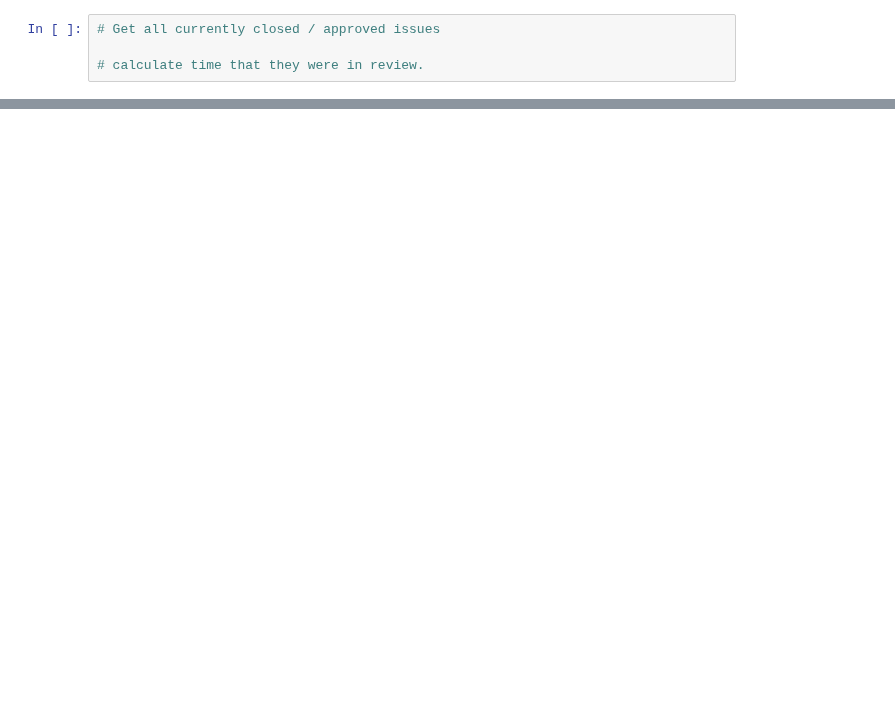
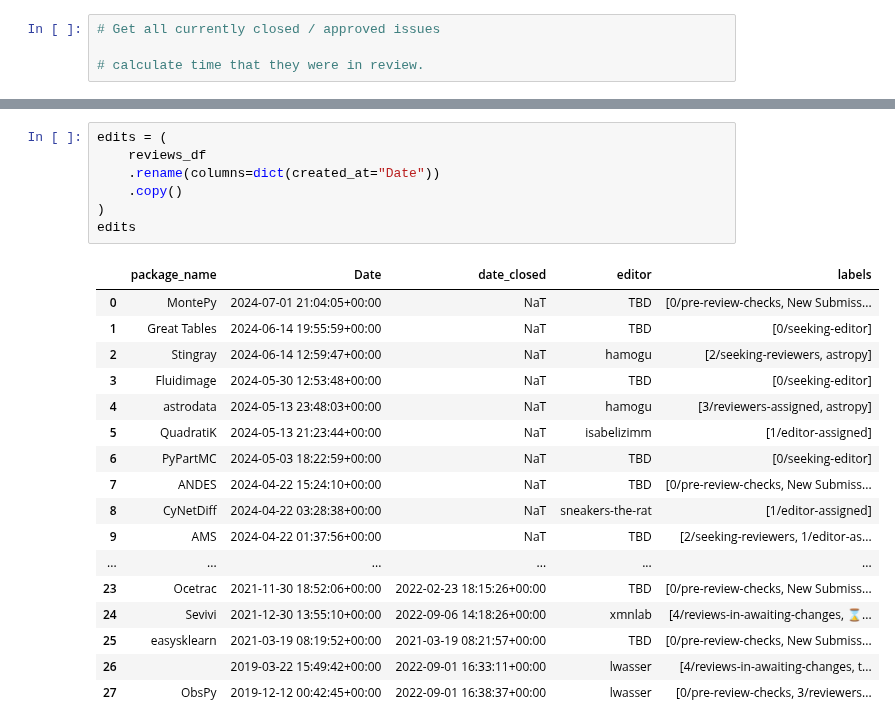
Before and after one commit to pyOpenSci/peer-review-metrics, a Jupyter notebook: current-reviews-data.ipynb, the cells around one changed output, grey strips where cells are left out. Saved outputs shown, nothing was run; the diff lists cells and outputs as text; blank space fills up the shorter version.

```diff
--- a/current-reviews-data.ipynb
+++ b/current-reviews-data.ipynb
@@ -227,0 +276,25 @@ editor_activity_df
+# %%
+edits = (
+    reviews_df
+    .rename(columns=dict(created_at="Date"))
+    .copy()
+)
+edits
+# %% [output]
+|  | package_name | Date | date_closed | editor | labels |
+| 0 | MontePy | 2024-07-01 21:04:05+00:00 | NaT | TBD | [0/pre-review-checks, New Submiss... |
+| 1 | Great Tables | 2024-06-14 19:55:59+00:00 | NaT | TBD | [0/seeking-editor] |
+| 2 | Stingray | 2024-06-14 12:59:47+00:00 | NaT | hamogu | [2/seeking-reviewers, astropy] |
+| 3 | Fluidimage | 2024-05-30 12:53:48+00:00 | NaT | TBD | [0/seeking-editor] |
+| 4 | astrodata | 2024-05-13 23:48:03+00:00 | NaT | hamogu | [3/reviewers-assigned, astropy] |
+| 5 | QuadratiK | 2024-05-13 21:23:44+00:00 | NaT | isabelizimm | [1/editor-assigned] |
+| 6 | PyPartMC | 2024-05-03 18:22:59+00:00 | NaT | TBD | [0/seeking-editor] |
+| 7 | ANDES | 2024-04-22 15:24:10+00:00 | NaT | TBD | [0/pre-review-checks, New Submiss... |
+| 8 | CyNetDiff | 2024-04-22 03:28:38+00:00 | NaT | sneakers-the-rat | [1/editor-assigned] |
+| 9 | AMS | 2024-04-22 01:37:56+00:00 | NaT | TBD | [2/seeking-reviewers, 1/editor-as... |
+| ... | ... | ... | ... | ... | ... |
+| 23 | Ocetrac | 2021-11-30 18:52:06+00:00 | 2022-02-23 18:15:26+00:00 | TBD | [0/pre-review-checks, New Submiss... |
+| 24 | Sevivi | 2021-12-30 13:55:10+00:00 | 2022-09-06 14:18:26+00:00 | xmnlab | [4/reviews-in-awaiting-changes, ⌛... |
+| 25 | easysklearn | 2021-03-19 08:19:52+00:00 | 2021-03-19 08:21:57+00:00 | TBD | [0/pre-review-checks, New Submiss... |
+| 26 |  | 2019-03-22 15:49:42+00:00 | 2022-09-01 16:33:11+00:00 | lwasser | [4/reviews-in-awaiting-changes, t... |
+| 27 | ObsPy | 2019-12-12 00:42:45+00:00 | 2022-09-01 16:38:37+00:00 | lwasser | [0/pre-review-checks, 3/reviewers... |
```
Also changed, not shown: parts of 10 cells of this notebook, 1 other file.
